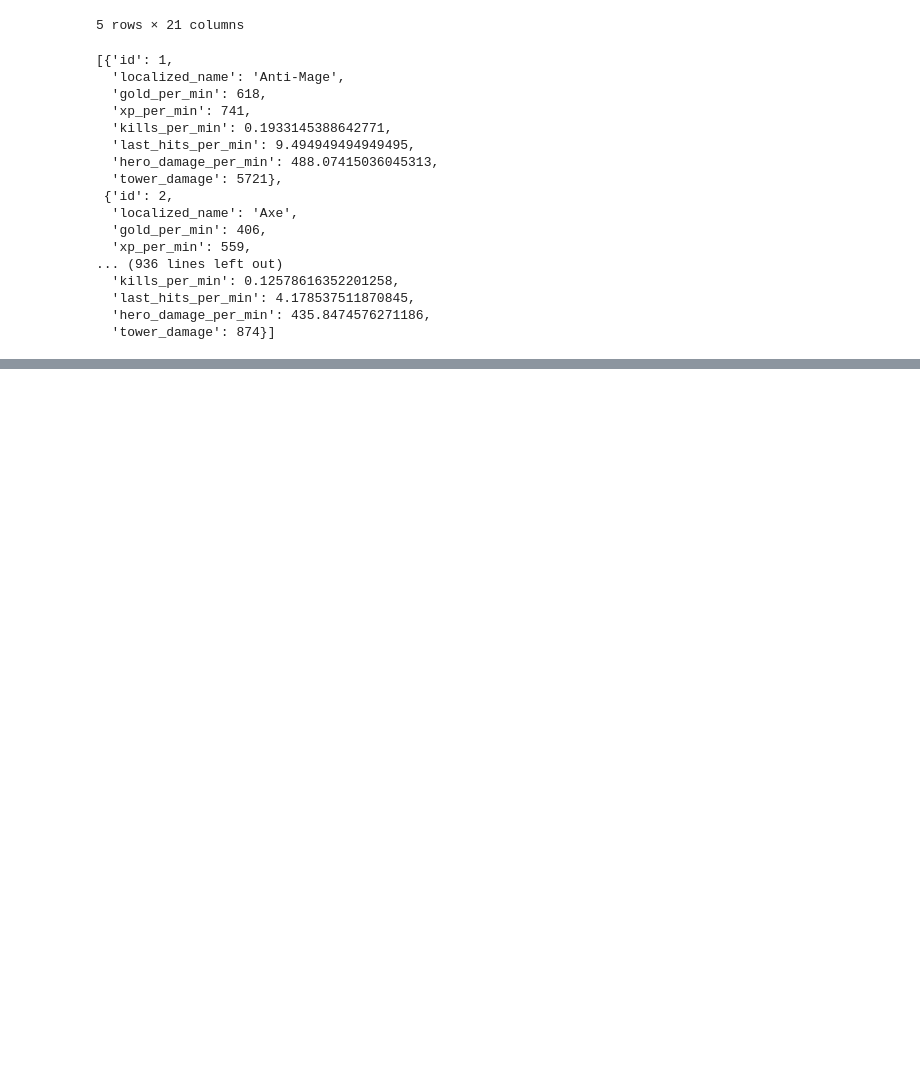
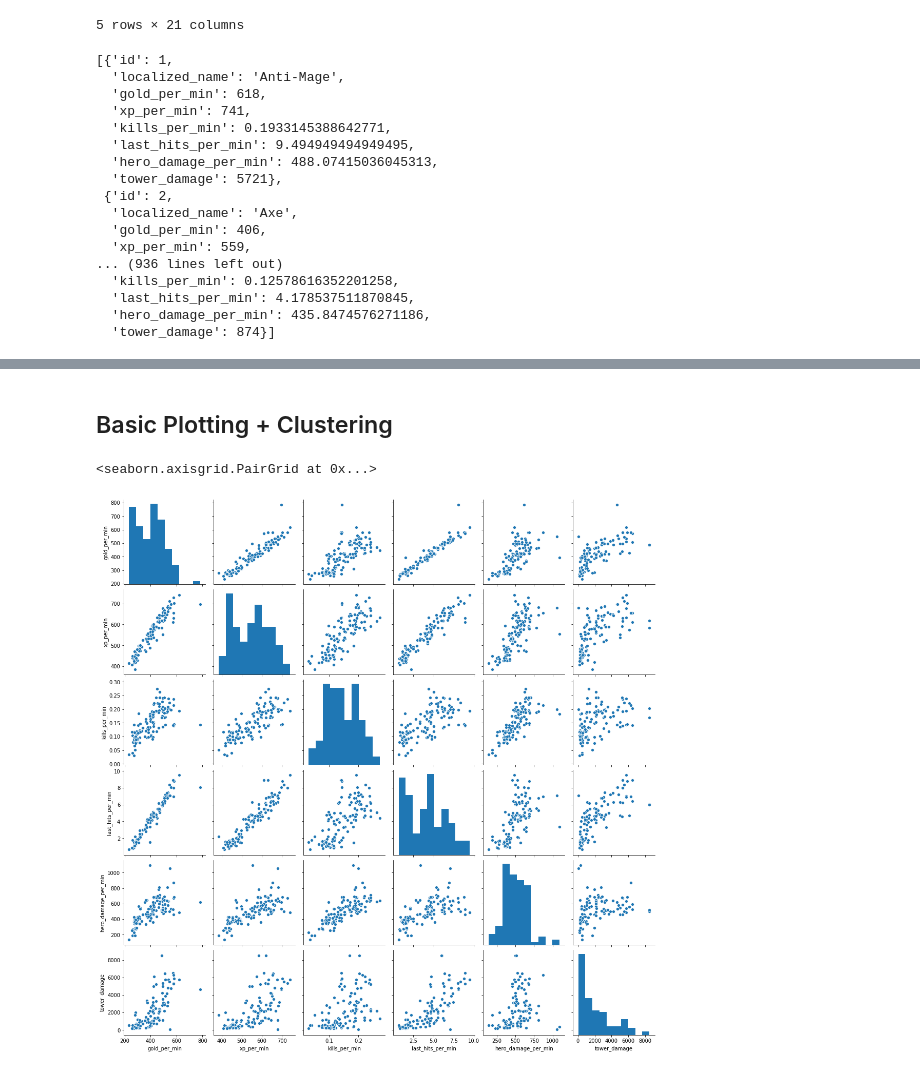
Before and after one commit to loftusa/Dota-Stats, a Jupyter notebook: data_cleaning.ipynb, the cells around one changed output, grey strips where cells are left out. Drawn from its saved outputs; the diff is of its cells as text; code cells hidden in the pictures; blank space fills up the shorter version.

Commit message:
pca and basic plotting

```diff
--- a/data_cleaning.ipynb
+++ b/data_cleaning.ipynb
@@ -107,4 +110,4 @@ hero_stats
   'hero_damage_per_min': 435.8474576271186,
   'tower_damage': 874}]
 # %%
-pd.DataFrame(hero_stats).set_index("id", drop=True)
+hero_stats = pd.DataFrame(hero_stats).set_index("id", drop=True)
@@ -129,0 +135,8 @@ pd.DataFrame(hero_stats).set_index("id", drop=True)
+# %% [markdown]
+## Basic Plotting + Clustering
+# %%
+pairplot_data = hero_stats.drop([0, 1, "localized_name"], axis=1)
+sns.pairplot(pairplot_data)
+# %% [output]
+<seaborn.axisgrid.PairGrid at 0x...>
+[figure, added]
```
Also changed, not shown: parts of 6 cells of this notebook.
